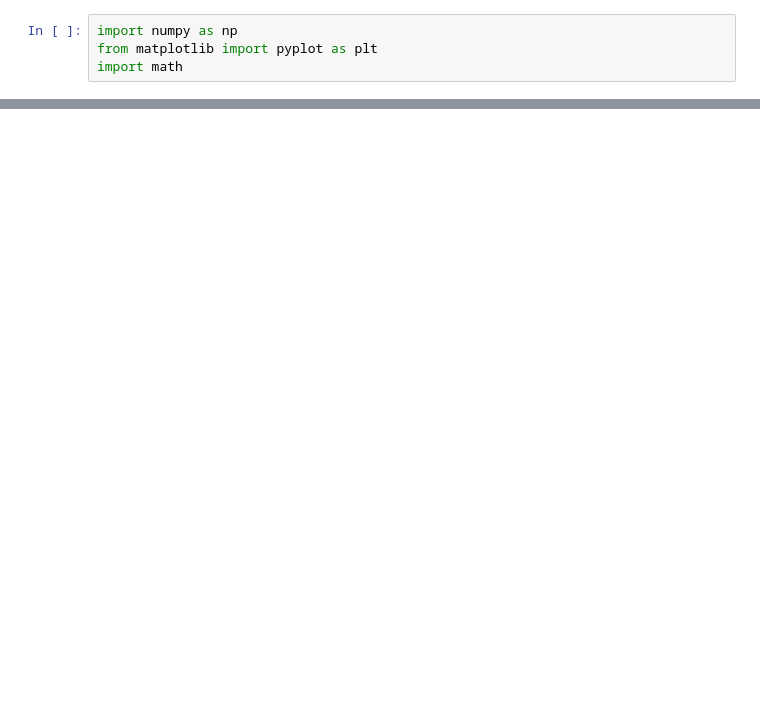
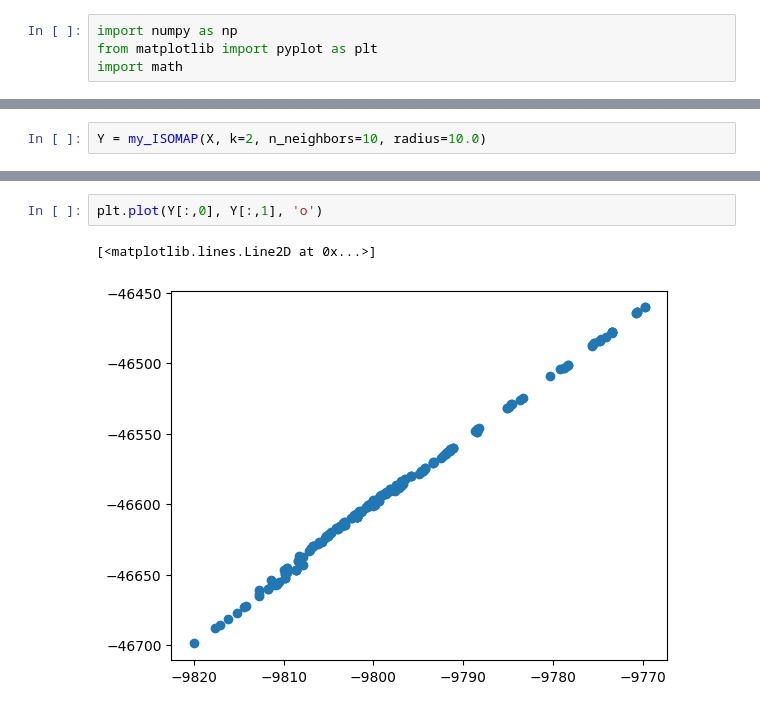
Before and after one commit to alessimichele/Unsupervised-Learning-2023, a Jupyter notebook: my_solution/Lab3bis.ipynb, the cells around one changed output, grey strips where cells are left out. Saved outputs shown, nothing was run; the diff lists cells and outputs as text; blank space fills up the shorter version.

```diff
--- a/my_solution/Lab3bis.ipynb
+++ b/my_solution/Lab3bis.ipynb
@@ -109,0 +229,2 @@ array([[0.00000000e+00, 2.06943168e-03, 8.29337771e-03, ...,
+# %%
+Y = my_ISOMAP(X, k=2, n_neighbors=10, radius=10.0)
@@ -109,0 +253,5 @@ array([[0.00000000e+00, 2.06943168e-03, 8.29337771e-03, ...,
+# %%
+plt.plot(Y[:,0], Y[:,1], 'o')
+# %% [output]
+[<matplotlib.lines.Line2D at 0x...>]
+[figure, added]
```
Also changed, not shown: parts of 21 cells of this notebook, 4 other files.
